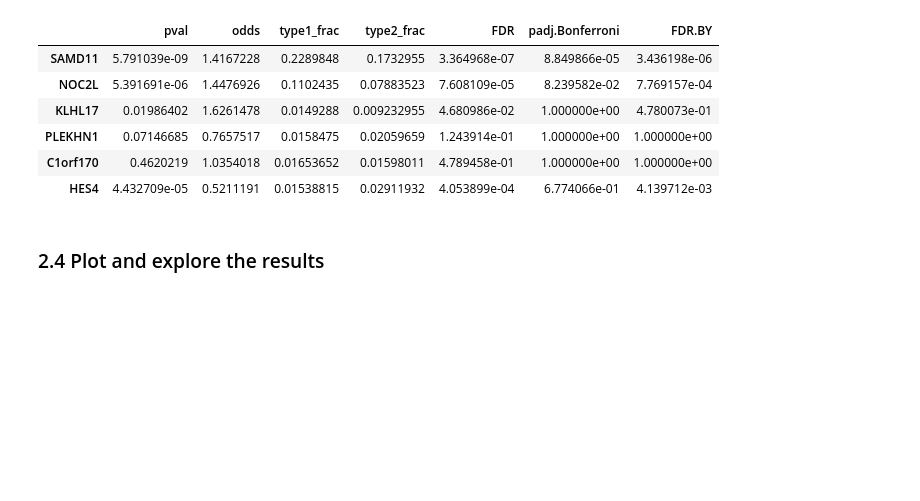
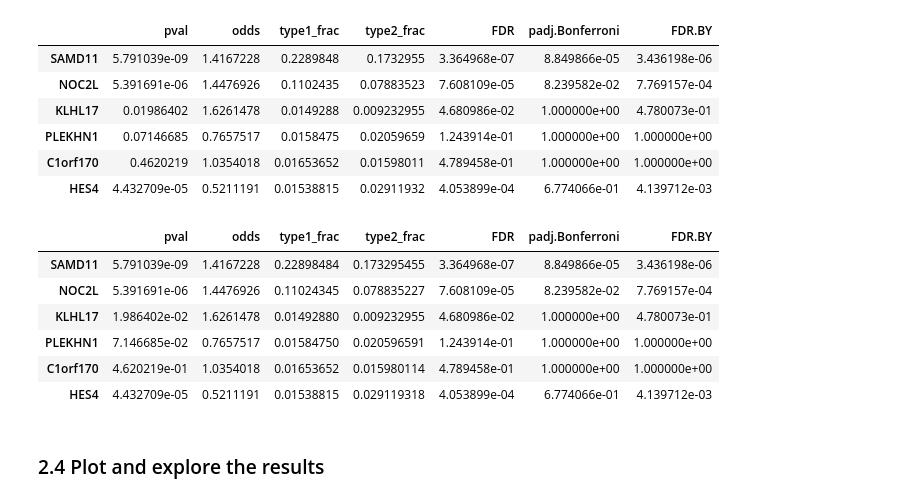
Before and after one commit to biomystery/islet_figs_motifs, a Jupyter notebook: multiple_promoter_gene_level/Binary_comp_for_beta.ipynb, the cells around one changed output. Cells and saved outputs as stored; diff of their text form; code cells hidden in the pictures; blank space fills up the shorter version.

```diff
--- a/multiple_promoter_gene_level/Binary_comp_for_beta.ipynb
+++ b/multiple_promoter_gene_level/Binary_comp_for_beta.ipynb
@@ -173,3 +175,13 @@ fwrite(res.genes_level.b.df,"./dat/1901/res.genes_level.b.csv",row.names = T)
+# %%
+head(res.genes_level.b.df)
+# %% [output]
+|  | pval | odds | type1_frac | type2_frac | FDR | padj.Bonferroni | FDR.BY |
+| SAMD11 | 5.791039e-09 | 1.4167228 | 0.22898484 | 0.173295455 | 3.364968e-07 | 8.849866e-05 | 3.436198e-06 |
+| NOC2L | 5.391691e-06 | 1.4476926 | 0.11024345 | 0.078835227 | 7.608109e-05 | 8.239582e-02 | 7.769157e-04 |
+| KLHL17 | 1.986402e-02 | 1.6261478 | 0.01492880 | 0.009232955 | 4.680986e-02 | 1.000000e+00 | 4.780073e-01 |
+| PLEKHN1 | 7.146685e-02 | 0.7657517 | 0.01584750 | 0.020596591 | 1.243914e-01 | 1.000000e+00 | 1.000000e+00 |
+| C1orf170 | 4.620219e-01 | 1.0354018 | 0.01653652 | 0.015980114 | 4.789458e-01 | 1.000000e+00 | 1.000000e+00 |
+| HES4 | 4.432709e-05 | 0.5211191 | 0.01538815 | 0.029119318 | 4.053899e-04 | 6.774066e-01 | 4.139712e-03 |
 # %% [markdown]
 ### 2.4 Plot and explore the results
 # %%
```
Also changed, not shown: parts of 6 cells of this notebook, 7 other files.
